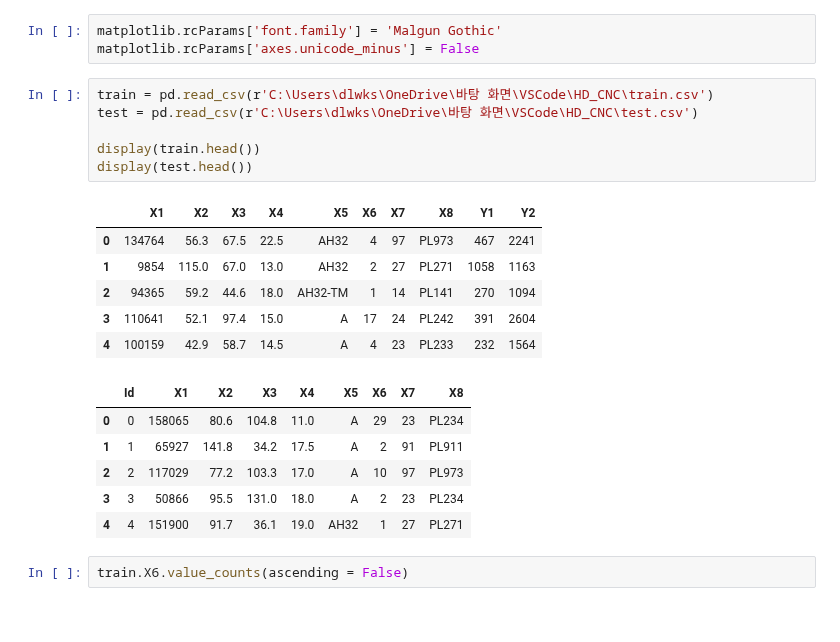
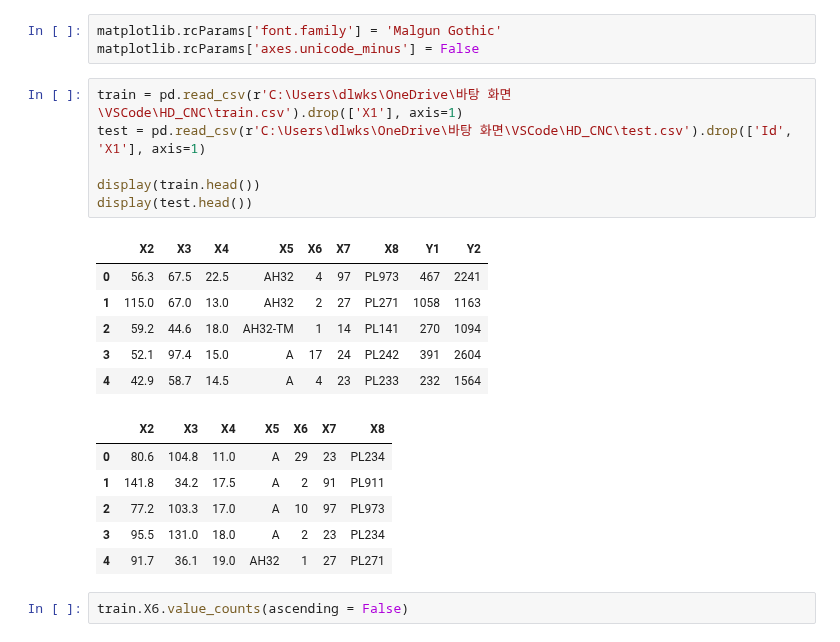
Before and after one commit to dlwls22/Hyundai_DT, a Jupyter notebook: CNC.ipynb, the cells around one changed output. Cells and saved outputs as stored; diff of their text form.

```diff
--- a/CNC.ipynb
+++ b/CNC.ipynb
@@ -34,24 +34,24 @@ from sklearn.ensemble import RandomForestRegressor
 matplotlib.rcParams['font.family'] = 'Malgun Gothic'
 matplotlib.rcParams['axes.unicode_minus'] = False
 # %%
-train = pd.read_csv(r'C:\Users\dlwks\OneDrive\바탕 화면\VSCode\HD_CNC\train.csv')
-test = pd.read_csv(r'C:\Users\dlwks\OneDrive\바탕 화면\VSCode\HD_CNC\test.csv')
+train = pd.read_csv(r'C:\Users\dlwks\OneDrive\바탕 화면\VSCode\HD_CNC\train.csv').drop(['X1'], axis=1)
+test = pd.read_csv(r'C:\Users\dlwks\OneDrive\바탕 화면\VSCode\HD_CNC\test.csv').drop(['Id', 'X1'], axis=1)
 
 display(train.head())
 display(test.head())
 # %% [output]
-|  | X1 | X2 | X3 | X4 | X5 | X6 | X7 | X8 | Y1 | Y2 |
-| 0 | 134764 | 56.3 | 67.5 | 22.5 | AH32 | 4 | 97 | PL973 | 467 | 2241 |
-| 1 | 9854 | 115.0 | 67.0 | 13.0 | AH32 | 2 | 27 | PL271 | 1058 | 1163 |
-| 2 | 94365 | 59.2 | 44.6 | 18.0 | AH32-TM | 1 | 14 | PL141 | 270 | 1094 |
-| 3 | 110641 | 52.1 | 97.4 | 15.0 | A | 17 | 24 | PL242 | 391 | 2604 |
-| 4 | 100159 | 42.9 | 58.7 | 14.5 | A | 4 | 23 | PL233 | 232 | 1564 |
+|  | X2 | X3 | X4 | X5 | X6 | X7 | X8 | Y1 | Y2 |
+| 0 | 56.3 | 67.5 | 22.5 | AH32 | 4 | 97 | PL973 | 467 | 2241 |
+| 1 | 115.0 | 67.0 | 13.0 | AH32 | 2 | 27 | PL271 | 1058 | 1163 |
+| 2 | 59.2 | 44.6 | 18.0 | AH32-TM | 1 | 14 | PL141 | 270 | 1094 |
+| 3 | 52.1 | 97.4 | 15.0 | A | 17 | 24 | PL242 | 391 | 2604 |
+| 4 | 42.9 | 58.7 | 14.5 | A | 4 | 23 | PL233 | 232 | 1564 |
-|  | Id | X1 | X2 | X3 | X4 | X5 | X6 | X7 | X8 |
-| 0 | 0 | 158065 | 80.6 | 104.8 | 11.0 | A | 29 | 23 | PL234 |
-| 1 | 1 | 65927 | 141.8 | 34.2 | 17.5 | A | 2 | 91 | PL911 |
-| 2 | 2 | 117029 | 77.2 | 103.3 | 17.0 | A | 10 | 97 | PL973 |
-| 3 | 3 | 50866 | 95.5 | 131.0 | 18.0 | A | 2 | 23 | PL234 |
-| 4 | 4 | 151900 | 91.7 | 36.1 | 19.0 | AH32 | 1 | 27 | PL271 |
+|  | X2 | X3 | X4 | X5 | X6 | X7 | X8 |
+| 0 | 80.6 | 104.8 | 11.0 | A | 29 | 23 | PL234 |
+| 1 | 141.8 | 34.2 | 17.5 | A | 2 | 91 | PL911 |
+| 2 | 77.2 | 103.3 | 17.0 | A | 10 | 97 | PL973 |
+| 3 | 95.5 | 131.0 | 18.0 | A | 2 | 23 | PL234 |
+| 4 | 91.7 | 36.1 | 19.0 | AH32 | 1 | 27 | PL271 |
 # %%
 train.X6.value_counts(ascending = False)
 # %% [output]
```
Also changed, not shown: parts of 3 cells of this notebook.
